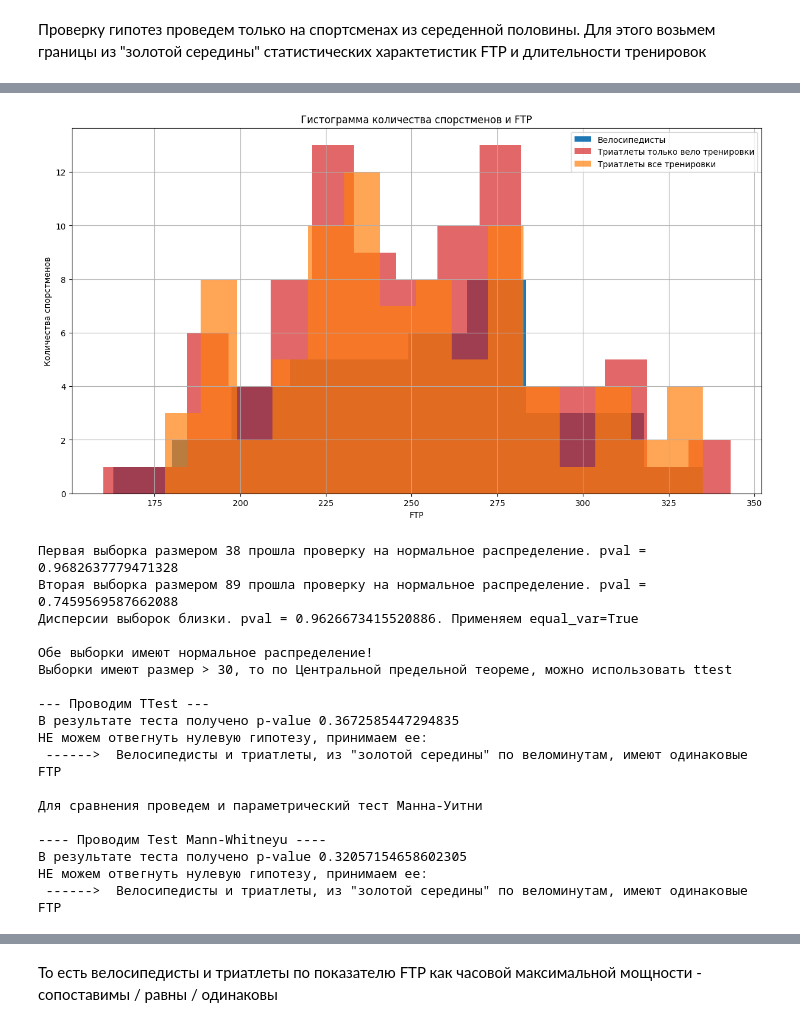
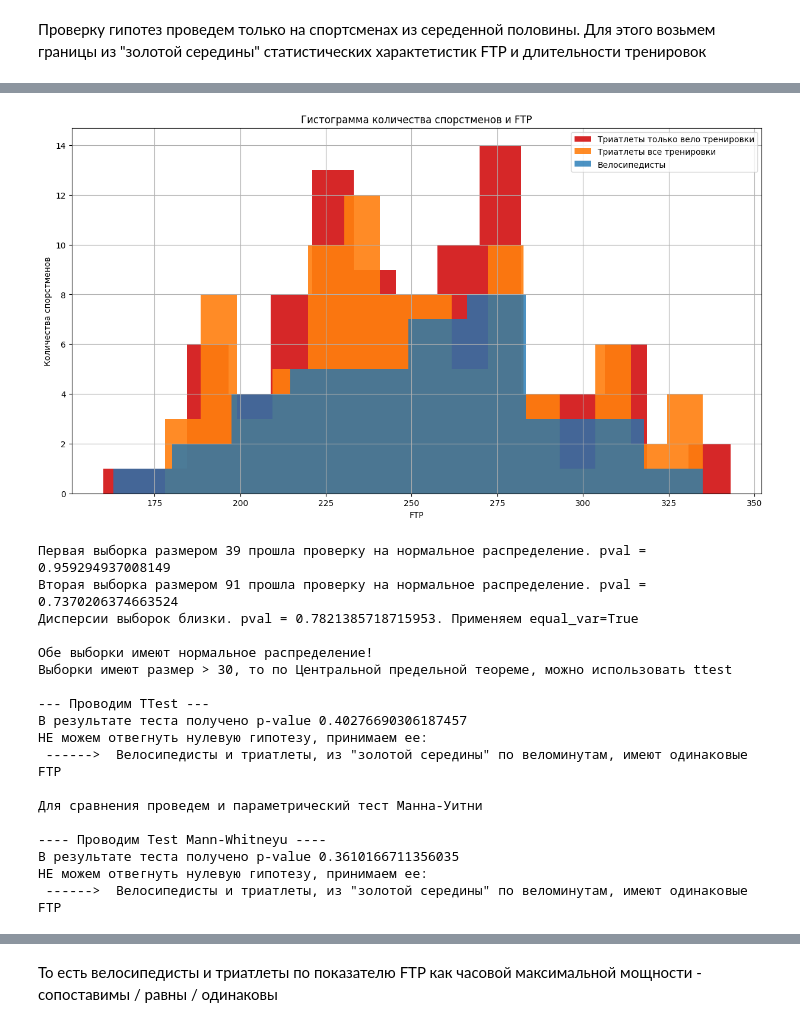
Before and after one commit to delffine/Pet-projects, a Jupyter notebook: bike_train_duration/veloopros.ipynb, the cells around one changed output, grey strips where cells are left out. Cells and saved outputs as stored; diff of their text form; code cells hidden in the pictures.

```diff
--- a/bike_train_duration/veloopros.ipynb
+++ b/bike_train_duration/veloopros.ipynb
@@ -547,10 +551,13 @@ ftp_stag_describe = pd.DataFrame(columns = ('count', 'mean', 'std', 'min', '25%'
 
 qstr_last = ''
 ftpbox = dict()
+data['ch_ftp'] = 'FTP999'
 for i in range(190, 350, 20):
     qstr = qstr_last + 'ftp_c <= ' + str(i+1)
     print(f'Условие для отбора когорты {i}: {qstr}')
     ftpbox[i]= data.query(qstr)[['bike_minute', 'stag_r']]
+    ch_index = data.query(qstr).index
+    data.loc[ch_index, 'ch_ftp'] = 'FTP' + str(i)
     ftp_describe.loc[i] = ftpbox[i]['bike_minute'].describe()
     ftp_stag_describe.loc[i] = ftpbox[i]['stag_r'].describe()
     qstr_last =  str(i+1) + ' < '
@@ -665,13 +672,15 @@ plt.show()
 # %%
 bikeminut_describe = pd.DataFrame(columns = ('count', 'mean', 'std', 'min', '25%', '50%', '75%', 'max'))
 bikeminut_stag_describe = pd.DataFrame(columns = ('count', 'mean', 'std', 'min', '25%', '50%', '75%', 'max'))
-
+data['ch_bm'] = 'веломин999'
 qstr_last = ''
 bikeminutbox = dict()
 for i in range(120, 600, 60):
     qstr = qstr_last + 'bike_minute <= ' + str(i+1)
     print(f'Условие для отбора когорты {i}: {qstr}')
     bikeminutbox[i] = data.query(qstr)[['ftp_c', 'stag_r']]
+    ch_index = data.query(qstr).index
+    data.loc[ch_index, 'ch_bm'] = 'веломин' + str(i)
     qstr_last =  str(i+1) + ' < '
     bikeminut_describe.loc[i] = bikeminutbox[i]['ftp_c'].describe()
     bikeminut_stag_describe.loc[i] = bikeminutbox[i]['stag_r'].describe()
@@ -783,7 +792,7 @@ plt.show()
 # %%
 stag_describe = pd.DataFrame(columns = ('count', 'mean', 'std', 'min', '25%', '50%', '75%', 'max'))
 stag_ftp_describe = pd.DataFrame(columns = ('count', 'mean', 'std', 'min', '25%', '50%', '75%', 'max'))
-
+data['ch_st'] = 'стаж999'
 qstr_last = ''
 stagbox = dict()
 for i in range(18, 100, 12):
@@ -792,6 +801,8 @@ for i in range(18, 100, 12):
     stagbox[i]= data.query(qstr)[['bike_minute', 'ftp_c']]
     stag_describe.loc[i] = stagbox[i]['bike_minute'].describe()
     stag_ftp_describe.loc[i] = stagbox[i]['ftp_c'].describe()
+    ch_index = data.query(qstr).index
+    data.loc[ch_index, 'ch_st'] = 'стаж' + str(i)
     qstr_last =  str(i+1) + ' < '
 stagbox[999]= data.query('90+1 < stag_r')[['bike_minute', 'ftp_c']]
 stag_describe.loc[999] = stagbox[999]['bike_minute'].describe()
@@ -1270,16 +1423,17 @@ print(f"Средний FTP триатлетов из золотой середи
 # %%
 plt.figure(figsize=(15,8))
 
-velo_only.query('bike_minute > @bikeminute_gold_min & bike_minute < @bikeminute_gold_max')['ftp_c'].hist(bins = 10, alpha = 1, color = 'tab:blue', label = 'Велосипедисты')
-velo_plus.query('bike_minute > @bikeminute_gold_min & bike_minute < @bikeminute_gold_max')['ftp_c'].hist(bins = 15, alpha = 0.7, color = 'tab:red', label = 'Триатлеты только вело тренировки')
-velo_plus.query('all_minute > @allminute_gold_min & all_minute < @allminute_gold_max')['ftp_c'].hist(bins = 15, alpha = 0.7,  color = 'tab:orange', label = 'Триатлеты все тренировки')
+
+velo_plus.query('bike_minute > @bikeminute_gold_min & bike_minute < @bikeminute_gold_max')['ftp_c'].hist(bins = 15, alpha = 1, color = 'tab:red', label = 'Триатлеты только вело тренировки')
+velo_plus.query('all_minute > @allminute_gold_min & all_minute < @allminute_gold_max')['ftp_c'].hist(bins = 15, alpha = 0.9,  color = 'tab:orange', label = 'Триатлеты все тренировки')
+velo_only.query('bike_minute > @bikeminute_gold_min & bike_minute < @bikeminute_gold_max')['ftp_c'].hist(bins = 10, alpha = 0.8, color = 'tab:blue', label = 'Велосипедисты')
 plt.title('Гистограмма количества спорстменов и FTP')
 plt.ylabel('Количества спорстменов')
 plt.xlabel('FTP')
 plt.legend()
 plt.show()
 # %% [output]
-[figure, old version]
+[figure, new version]
 # %%
 test_selection(velo_only.query('bike_minute > @bikeminute_gold_min & bike_minute < @bikeminute_gold_max')['ftp_c'],
                velo_plus.query('bike_minute > @bikeminute_gold_min & bike_minute < @bikeminute_gold_max')['ftp_c'],
@@ -1288,22 +1442,22 @@ test_selection(velo_only.query('bike_minute > @bikeminute_gold_min & bike_minute
                h1 = 'У велосипедистов, из "золотой середины" по веломинутам, FTP больше',
                )
 # %% [output]
-Первая выборка размером 38 прошла проверку на нормальное распределение. pval = 0.9682637779471328
-Вторая выборка размером 89 прошла проверку на нормальное распределение. pval = 0.7459569587662088
-Дисперсии выборок близки. pval = 0.9626673415520886. Применяем equal_var=True
+Первая выборка размером 39 прошла проверку на нормальное распределение. pval = 0.959294937008149
+Вторая выборка размером 91 прошла проверку на нормальное распределение. pval = 0.7370206374663524
+Дисперсии выборок близки. pval = 0.7821385718715953. Применяем equal_var=True
 
 Обе выборки имеют нормальное распределение!
 Выборки имеют размер > 30, то по Центральной предельной теореме, можно использовать ttest
 
 --- Проводим TTest ---
-В результате теста получено p-value 0.3672585447294835
+В результате теста получено p-value 0.40276690306187457
 НЕ можем отвегнуть нулевую гипотезу, принимаем ее:
  ------>  Велосипедисты и триатлеты, из "золотой середины" по веломинутам, имеют одинаковые FTP
 
 Для сравнения проведем и параметрический тест Манна-Уитни
 
 ---- Проводим Test Mann-Whitneyu ----
-В результате теста получено p-value 0.32057154658602305
+В результате теста получено p-value 0.3610166711356035
 НЕ можем отвегнуть нулевую гипотезу, принимаем ее:
  ------>  Велосипедисты и триатлеты, из "золотой середины" по веломинутам, имеют одинаковые FTP
 # %%
```
Also changed, not shown: parts of 92 cells of this notebook.
